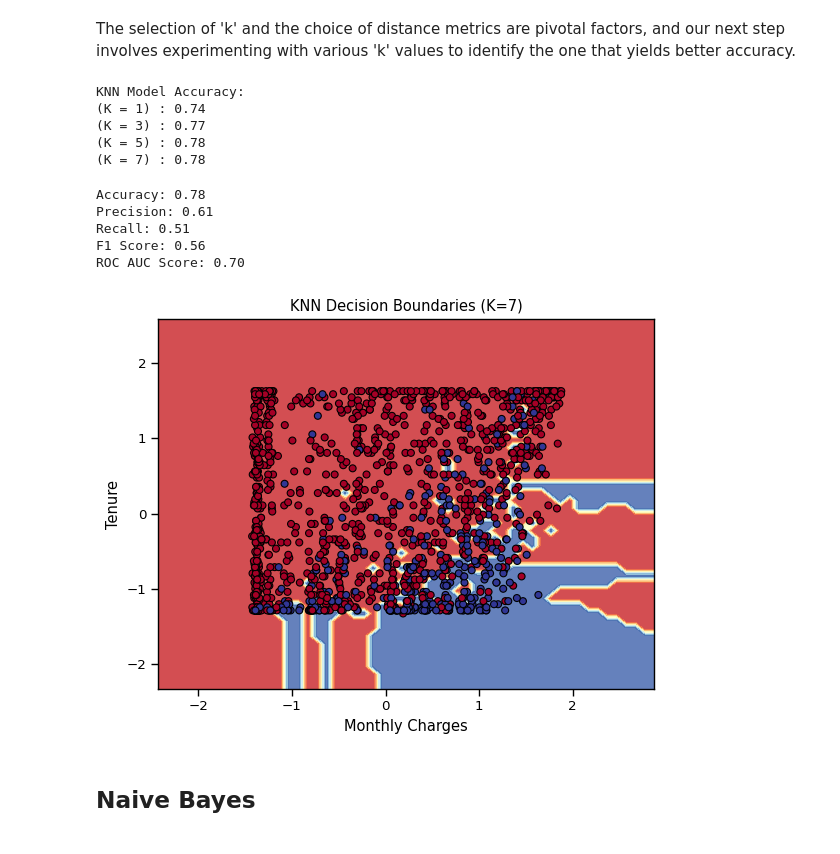
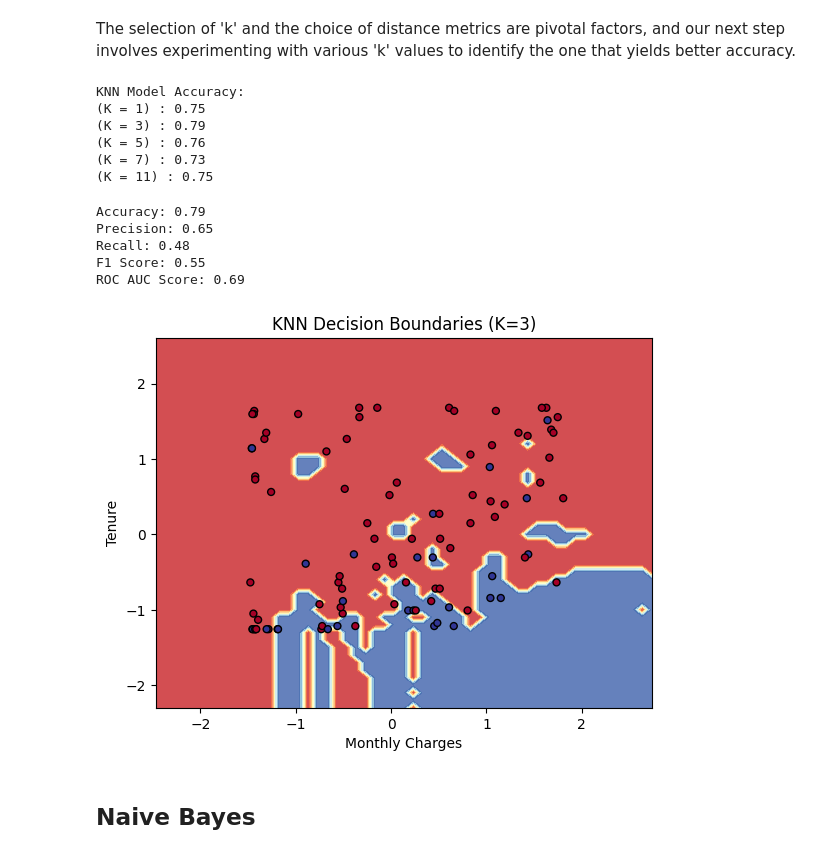
Before and after one commit to Shrestha-Dipesh/ML-Final-Project, a Jupyter notebook: ML_Final_Project.ipynb, the cells around one changed output. Drawn from its saved outputs; the diff is of its cells as text; code cells hidden in the pictures.

```diff
--- a/ML_Final_Project.ipynb
+++ b/ML_Final_Project.ipynb
@@ -801,6 +802,8 @@ def label_encode_column(column):
 
 # Apply label encoding to all columns
 data = data.apply(label_encode_column)
+
+data = data.head(500)
 # %%
 # Selecting specific features relevant for analysis
 selected_features = data[['MonthlyCharges', 'tenure', 'OnlineSecurity', 'TechSupport', 'Contract']].values
@@ -849,7 +852,7 @@ def calculate_accuracy(true_value, predicted_value):
 The selection of 'k' and the choice of distance metrics are pivotal factors, and our next step involves experimenting with various 'k' values to identify the one that yields better accuracy.
 # %%
 # Define different values of K to test
-K_values = [1, 3, 5, 7]
+K_values = [1, 3, 5, 7, 11]
 
 print("KNN Model Accuracy:")
 # Calculate the accuracy for each K
@@ -859,13 +862,14 @@ for K in K_values:
   print(f"(K = {K}) : {accuracy_value:.2f}");
 # %% [output]
 KNN Model Accuracy:
-(K = 1) : 0.74
-(K = 3) : 0.77
-(K = 5) : 0.78
-(K = 7) : 0.78
+(K = 1) : 0.75
+(K = 3) : 0.79
+(K = 5) : 0.76
+(K = 7) : 0.73
+(K = 11) : 0.75
 # %%
 # Make predictions on the test set
-data_y_predict = knn_predict(data_x_train, data_y_train, data_x_test, K=7)
+data_y_predict = knn_predict(data_x_train, data_y_train, data_x_test, K=3)
 
 # Evaluate the accuracy
 accuracy = accuracy_score(data_y_test, data_y_predict)
@@ -882,33 +886,33 @@ print(f"Recall: {recall:.2f}")
 print(f"F1 Score: {f1:.2f}")
 print(f"ROC AUC Score: {roc_auc:.2f}")
 # %% [output]
-Accuracy: 0.78
-Precision: 0.61
-Recall: 0.51
-F1 Score: 0.56
-ROC AUC Score: 0.70
+Accuracy: 0.79
+Precision: 0.65
+Recall: 0.48
+F1 Score: 0.55
+ROC AUC Score: 0.69
 # %%
 # Take the first two features for visualization
 data_x_train_2d, data_x_test_2d = data_x_train[:, :2], data_x_test[:, :2]
 
 # Define a meshgrid to create a grid of points for visualization
 data_x_min, data_x_max = data_x_train_2d[:, 0].min() - 1, data_x_train_2d[:, 0].max() + 1
 data_y_min, data_y_max = data_x_train_2d[:, 1].min() - 1, data_x_train_2d[:, 1].max() + 1
 xx, yy = np.meshgrid(np.arange(data_x_min, data_x_max, 0.1), np.arange(data_y_min, data_y_max, 0.1))
 
 # Make predictions on the meshgrid points
-mesh_predictions = knn_predict(data_x_train_2d, data_y_train, np.c_[xx.ravel(), yy.ravel()], K=7)
+mesh_predictions = knn_predict(data_x_train_2d, data_y_train, np.c_[xx.ravel(), yy.ravel()], K=3)
 mesh_predictions = mesh_predictions.reshape(xx.shape)
 
 # Create a contour plot to visualize the decision boundaries
 plt.contourf(xx, yy, mesh_predictions, cmap=plt.cm.RdYlBu, alpha=0.8)
 plt.scatter(data_x_test_2d[:, 0], data_x_test_2d[:, 1], c=data_y_test, cmap=plt.cm.RdYlBu, s=25, edgecolor='k')
 plt.xlabel('Monthly Charges')
 plt.ylabel('Tenure')
-plt.title('KNN Decision Boundaries (K=7)')
+plt.title('KNN Decision Boundaries (K=3)')
 plt.show()
 # %% [output]
-[figure, old version]
+[figure, new version]
 # %% [markdown]
 ## Naive Bayes
 # %% [markdown]
```
Also changed, not shown: parts of 16 cells of this notebook.
